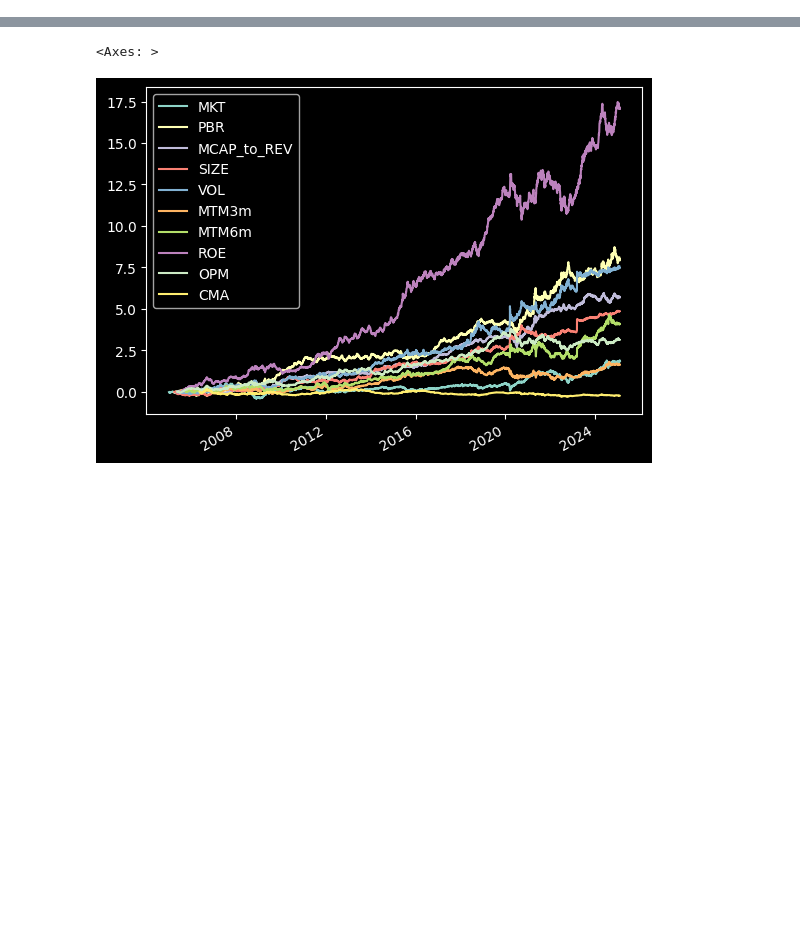
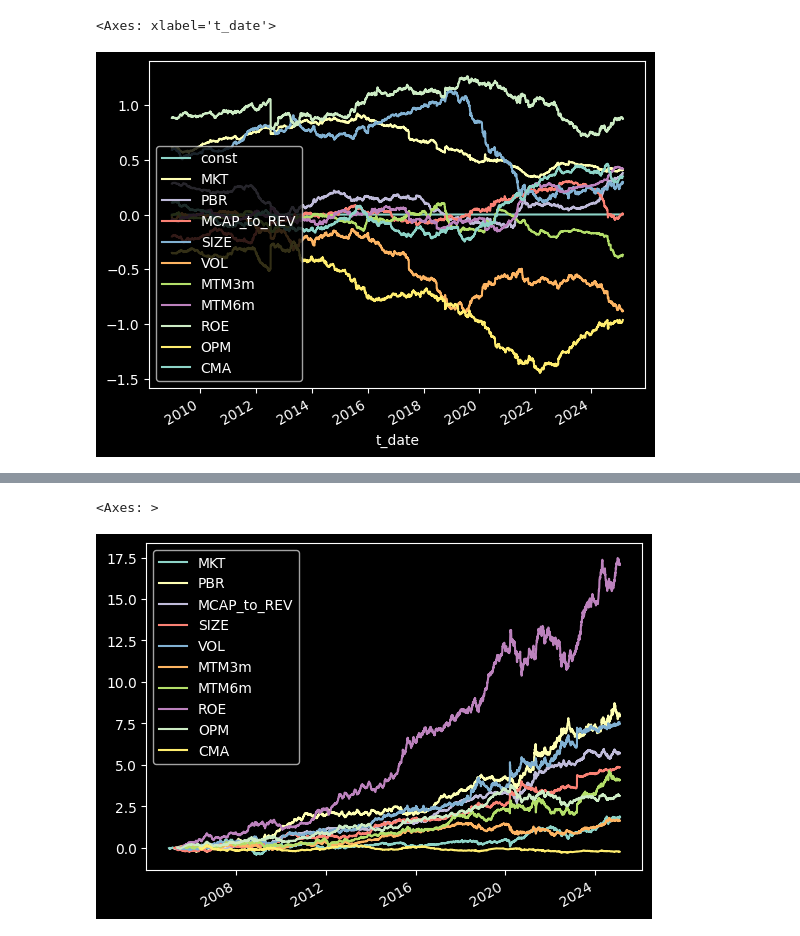
Before and after one commit to DeepLeek-quant/scythe-quant, a Jupyter notebook: examples/examples.ipynb, the cells around one changed output, grey strips where cells are left out. Drawn from its saved outputs; the diff is of its cells as text; code cells hidden in the pictures; blank space fills up the shorter version.

Commit message:
working on return attribution

```diff
--- a/examples/examples.ipynb
+++ b/examples/examples.ipynb
@@ -13,0 +26,18 @@ db._update_factor_model()
+# %%
+from statsmodels.regression.rolling import RollingOLS
+import statsmodels.api as sm
+
+data = result.daily_return
+model = db.read_dataset('factor_model')
+data = pd.concat([data, model], axis=1)
+X = sm.add_constant(data[model.columns])
+y = data.drop(columns=model.columns)
+
+# Perform rolling regression with window=12
+rolling_reg = RollingOLS(y, X, window= round(len(data)*.2))
+rolling_params = rolling_reg.fit().params
+
+rolling_params.plot()
+# %% [output]
+<Axes: xlabel='t_date'>
+[figure, added]
```
Also changed, not shown: parts of 19 cells of this notebook, 4 other files.
